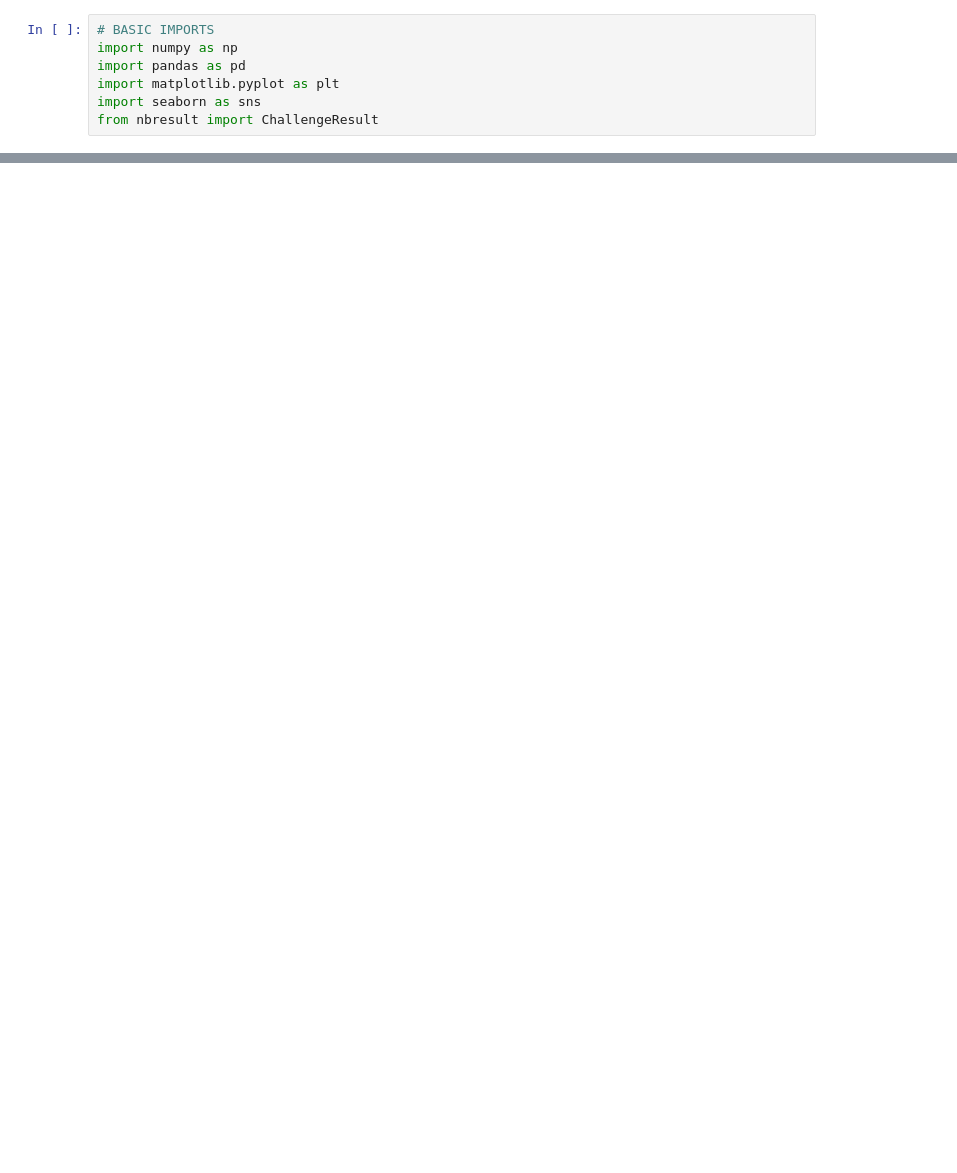
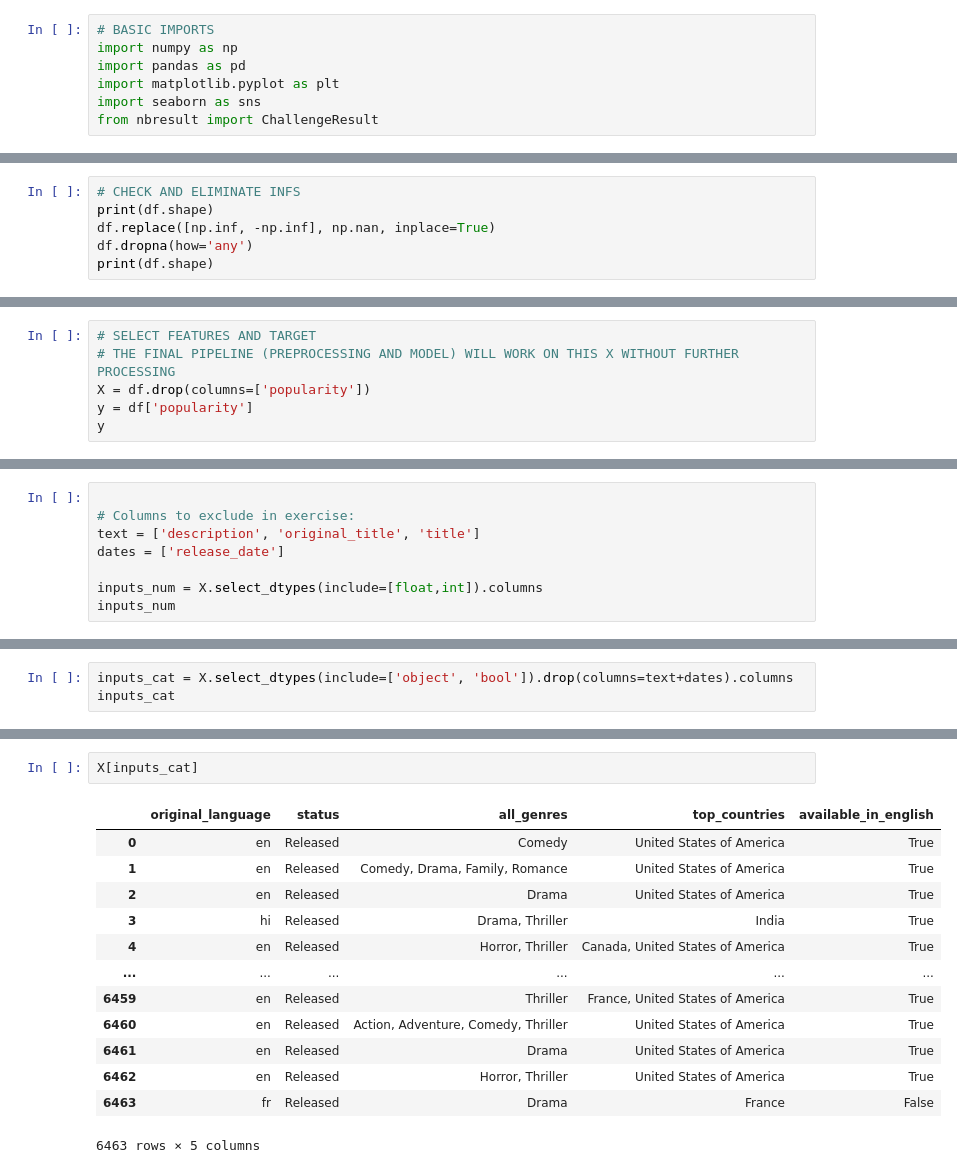
Before and after one commit to sanpigh/certification_training, a Jupyter notebook: data_handling.ipynb, the cells around one changed output, grey strips where cells are left out. Drawn from its saved outputs; the diff is of its cells as text; blank space fills up the shorter version.

Commit message:
Just until preprocessing

```diff
--- a/data_handling.ipynb
+++ b/data_handling.ipynb
@@ -26,0 +108,6 @@ from nbresult import ChallengeResult
+# %%
+# CHECK AND ELIMINATE INFS
+print(df.shape)
+df.replace([np.inf, -np.inf], np.nan, inplace=True)
+df.dropna(how='any')
+print(df.shape)
@@ -26,0 +130,6 @@ from nbresult import ChallengeResult
+# %%
+# SELECT FEATURES AND TARGET
+# THE FINAL PIPELINE (PREPROCESSING AND MODEL) WILL WORK ON THIS X WITHOUT FURTHER PROCESSING
+X = df.drop(columns=['popularity'])
+y = df['popularity']
+y
@@ -26,0 +180,8 @@ from nbresult import ChallengeResult
+# %%
+
+# Columns to exclude in exercise:
+text = ['description', 'original_title', 'title']
+dates = ['release_date']
+
+inputs_num = X.select_dtypes(include=[float,int]).columns
+inputs_num
@@ -26,0 +192,3 @@ from nbresult import ChallengeResult
+# %%
+inputs_cat = X.select_dtypes(include=['object', 'bool']).drop(columns=text+dates).columns
+inputs_cat
@@ -26,0 +249,16 @@ from nbresult import ChallengeResult
+# %%
+X[inputs_cat]
+# %% [output]
+|  | original_language | status | all_genres | top_countries | available_in_english |
+| 0 | en | Released | Comedy | United States of America | True |
+| 1 | en | Released | Comedy, Drama, Family, Romance | United States of America | True |
+| 2 | en | Released | Drama | United States of America | True |
+| 3 | hi | Released | Drama, Thriller | India | True |
+| 4 | en | Released | Horror, Thriller | Canada, United States of America | True |
+| ... | ... | ... | ... | ... | ... |
+| 6459 | en | Released | Thriller | France, United States of America | True |
+| 6460 | en | Released | Action, Adventure, Comedy, Thriller | United States of America | True |
+| 6461 | en | Released | Drama | United States of America | True |
+| 6462 | en | Released | Horror, Thriller | United States of America | True |
+| 6463 | fr | Released | Drama | France | False |
+6463 rows × 5 columns
```
Also changed, not shown: parts of 22 cells of this notebook, 1 other file.
